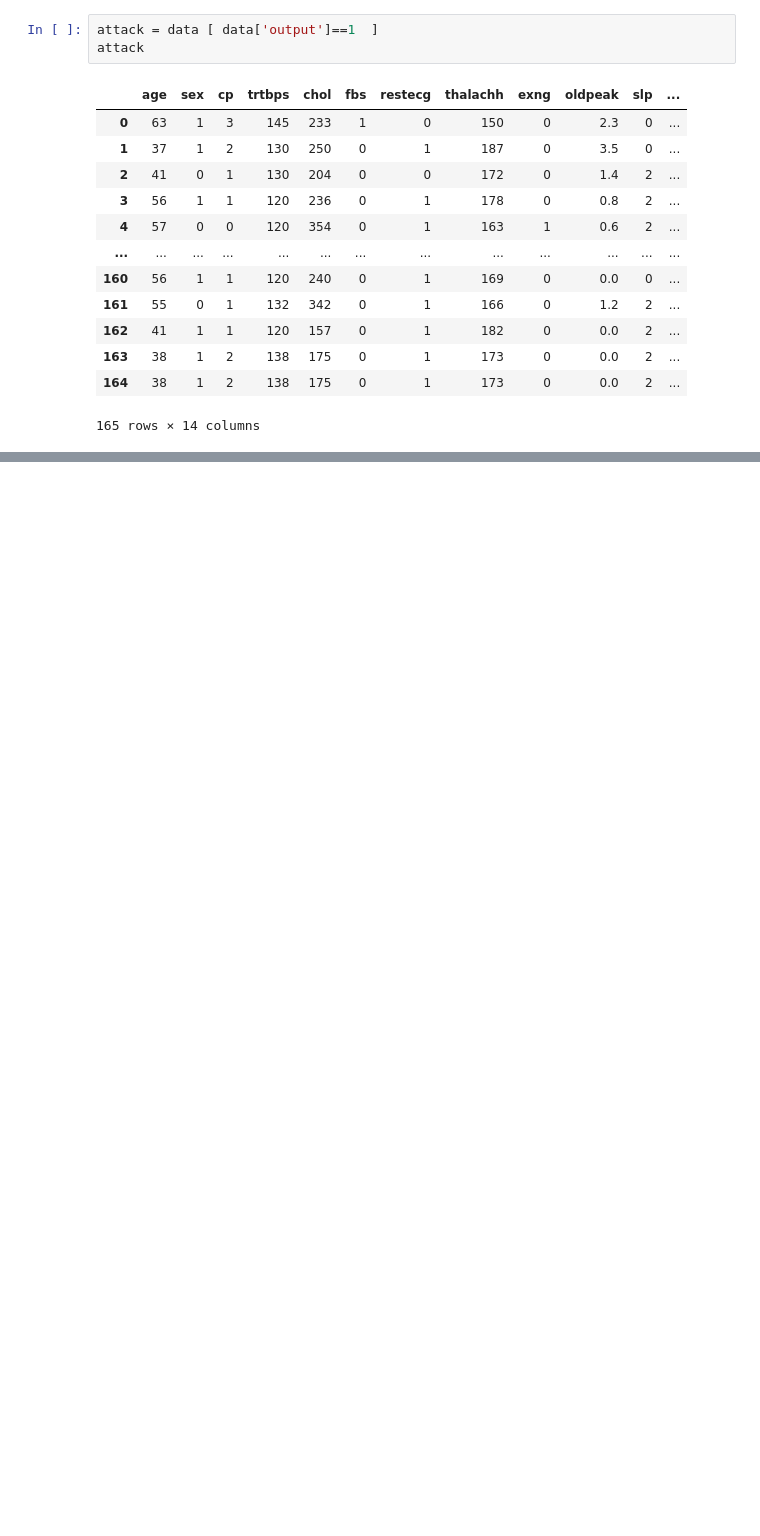
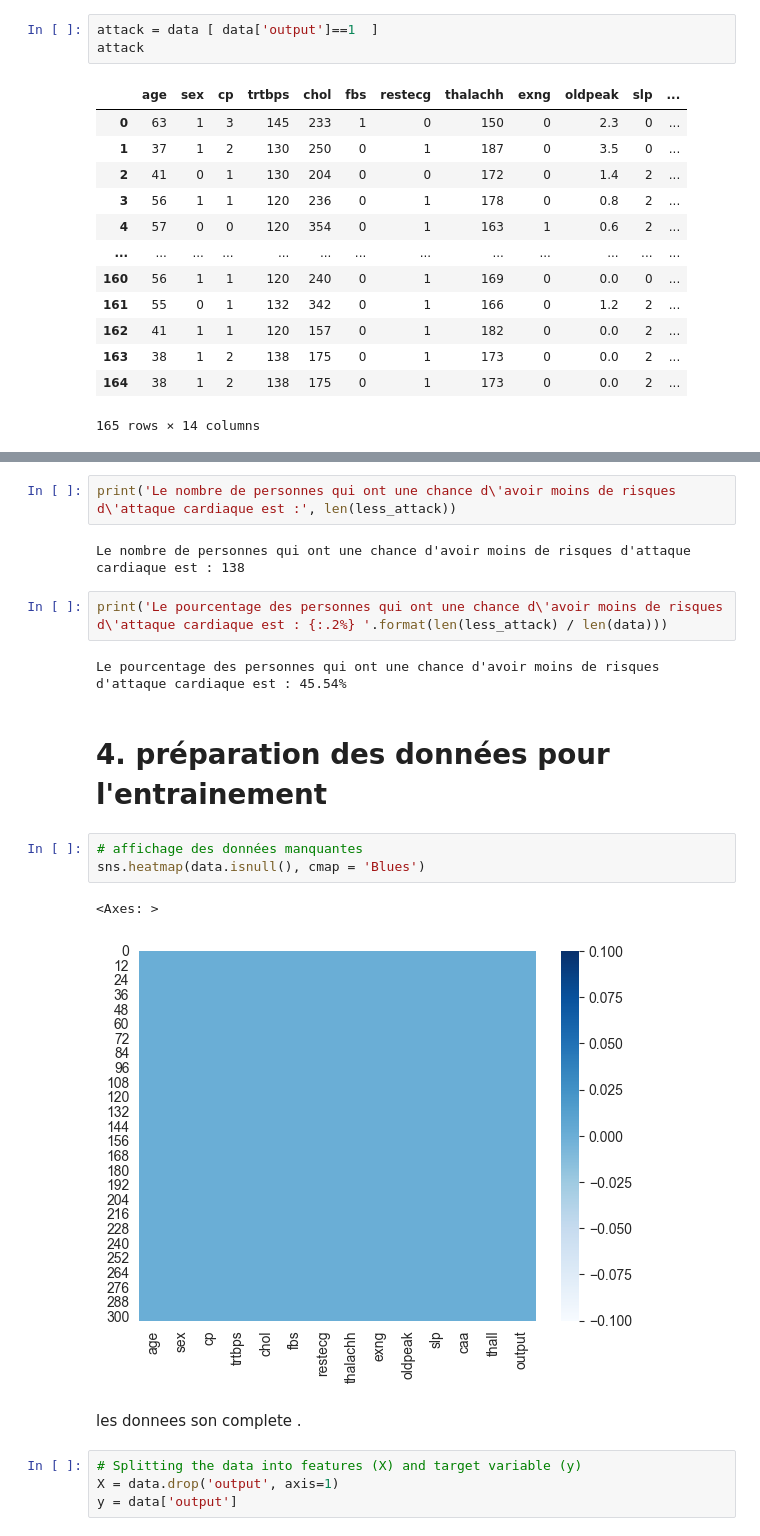
Before and after one commit to Marouan19/ML_Classification, a Jupyter notebook: classification.ipynb, the cells around one changed output, grey strips where cells are left out. Saved outputs shown, nothing was run; the diff lists cells and outputs as text; blank space fills up the shorter version.

```diff
--- a/classification.ipynb
+++ b/classification.ipynb
@@ -145,0 +163,22 @@ print('Le nombre total des personnes est :', len(data))
+# %%
+print('Le nombre de personnes qui ont une chance d\'avoir moins de risques d\'attaque cardiaque est :', len(less_attack))
+# %% [output]
+Le nombre de personnes qui ont une chance d'avoir moins de risques d'attaque cardiaque est : 138
+# %%
+print('Le pourcentage des personnes qui ont une chance d\'avoir moins de risques d\'attaque cardiaque est : {:.2%} '.format(len(less_attack) / len(data)))
+# %% [output]
+Le pourcentage des personnes qui ont une chance d'avoir moins de risques d'attaque cardiaque est : 45.54%
+# %% [markdown]
+# 4. préparation des données pour l'entrainement
+# %%
+# affichage des données manquantes
+sns.heatmap(data.isnull(), cmap = 'Blues')
+# %% [output]
+<Axes: >
+[figure, added]
+# %% [markdown]
+les donnees son complete .
+# %%
+# Splitting the data into features (X) and target variable (y)
+X = data.drop('output', axis=1)
+y = data['output']
```
Also changed, not shown: parts of 22 cells of this notebook.
